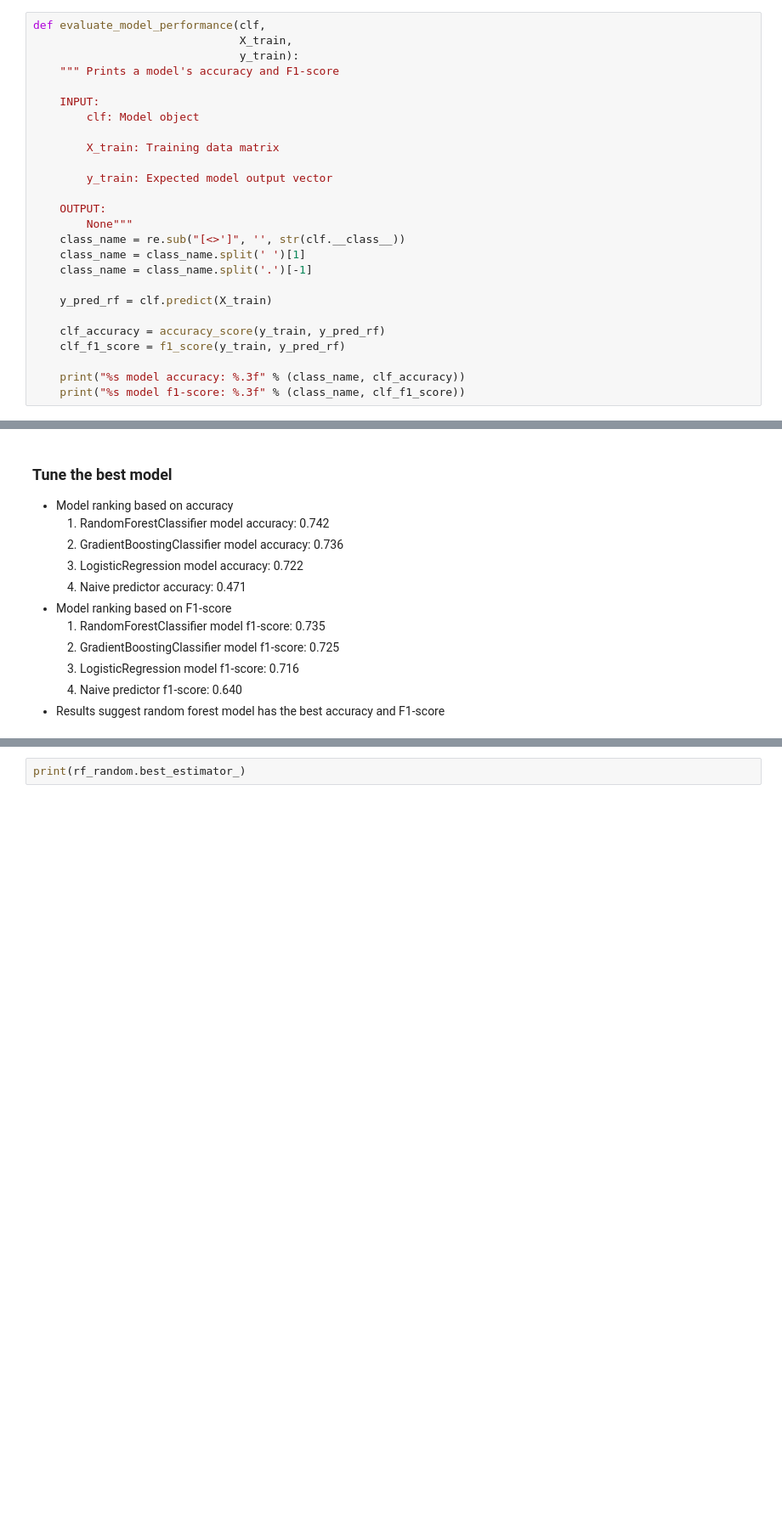
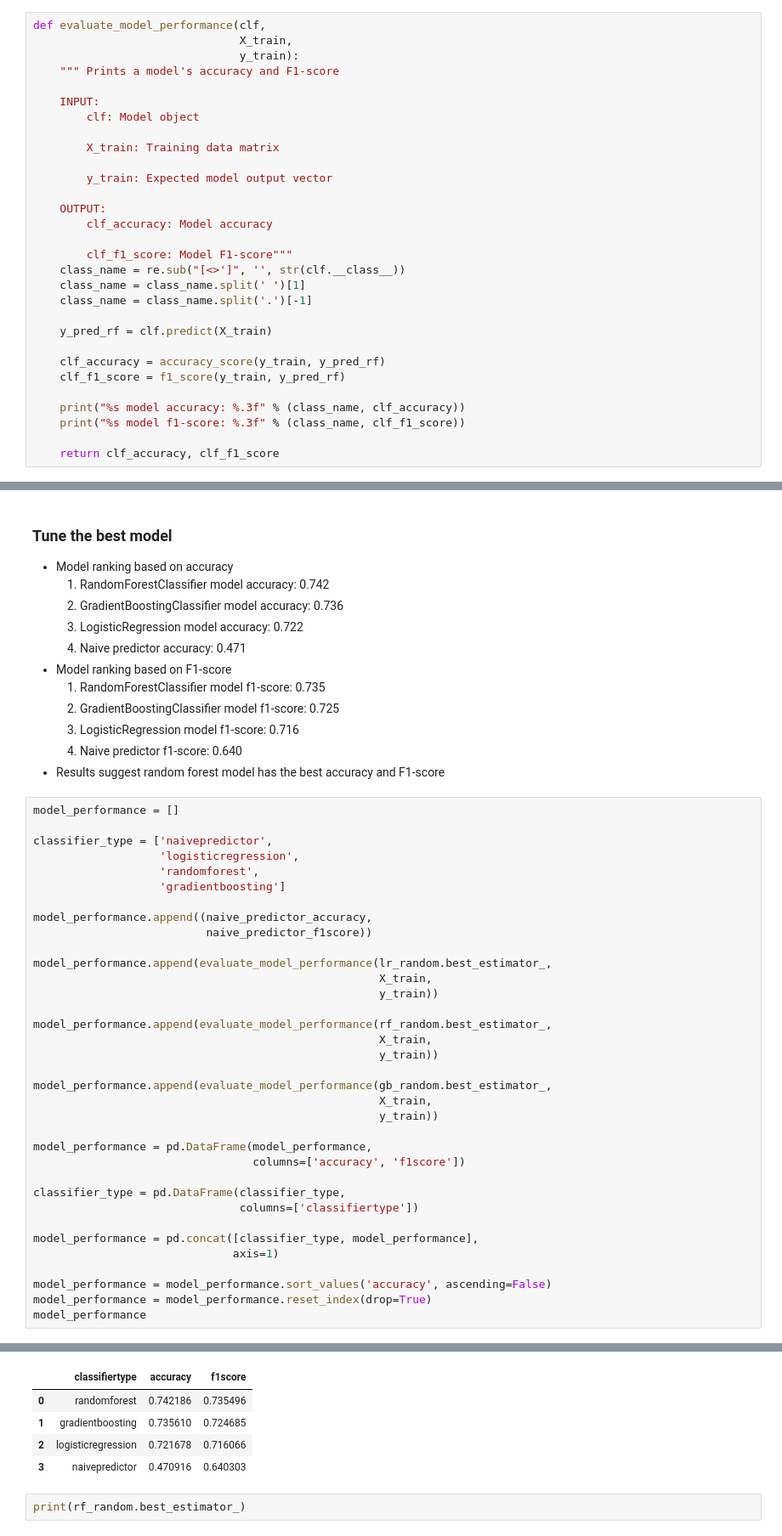
Before and after one commit to mspcvsp/StarbucksCapstoneChallenge, a Jupyter notebook: Starbucks_Capstone_notebook.ipynb, the cells around one changed output, grey strips where cells are left out. Shown at 85% size. Cells and saved outputs as stored; diff of their text form; blank space fills up the shorter version.

```diff
--- a/Starbucks_Capstone_notebook.ipynb
+++ b/Starbucks_Capstone_notebook.ipynb
@@ -1189,7 +1200,9 @@ def evaluate_model_performance(clf,
         y_train: Expected model output vector
 
     OUTPUT:
-        None"""
+        clf_accuracy: Model accuracy
+
+        clf_f1_score: Model F1-score"""
     class_name = re.sub("[<>']", '', str(clf.__class__))
     class_name = class_name.split(' ')[1]
     class_name = class_name.split('.')[-1]
@@ -1201,6 +1214,8 @@ def evaluate_model_performance(clf,
 
     print("%s model accuracy: %.3f" % (class_name, clf_accuracy))
     print("%s model f1-score: %.3f" % (class_name, clf_f1_score))
+
+    return clf_accuracy, clf_f1_score
 # %%
 evaluate_model_performance(lr_random.best_estimator_,
                            X_train,
@@ -1371,3 +1389,39 @@ GradientBoostingClassifier model f1-score: 0.725
     3. LogisticRegression model f1-score: 0.716
     4. Naive predictor f1-score: 0.640
 - Results suggest random forest model has the best accuracy and F1-score
+# %%
+model_performance = []
+
+classifier_type = ['naivepredictor',
+                   'logisticregression',
+                   'randomforest',
+                   'gradientboosting']
+
+model_performance.append((naive_predictor_accuracy,
+                          naive_predictor_f1score))
+
+model_performance.append(evaluate_model_performance(lr_random.best_estimator_,
+                                                    X_train,
+                                                    y_train))
+
+model_performance.append(evaluate_model_performance(rf_random.best_estimator_,
+                                                    X_train,
+                                                    y_train))
+
+model_performance.append(evaluate_model_performance(gb_random.best_estimator_,
+                                                    X_train,
+                                                    y_train))
+
+model_performance = pd.DataFrame(model_performance,
+                                 columns=['accuracy', 'f1score'])
+
+classifier_type = pd.DataFrame(classifier_type,
+                               columns=['classifiertype'])
+
+model_performance = pd.concat([classifier_type, model_performance],
+                              axis=1)
+
+model_performance = model_performance.sort_values('accuracy', ascending=False)
+model_performance = model_performance.reset_index(drop=True)
+model_performance
+# %% [output]
@@ -1374,3 +1434,8 @@ GradientBoostingClassifier model f1-score: 0.725
+|  | classifiertype | accuracy | f1score |
+| 0 | randomforest | 0.742186 | 0.735496 |
+| 1 | gradientboosting | 0.735610 | 0.724685 |
+| 2 | logisticregression | 0.721678 | 0.716066 |
+| 3 | naivepredictor | 0.470916 | 0.640303 |
 # %%
 print(rf_random.best_estimator_)
 # %% [output]
```
Also changed, not shown: parts of 21 cells of this notebook, 2 other files.
